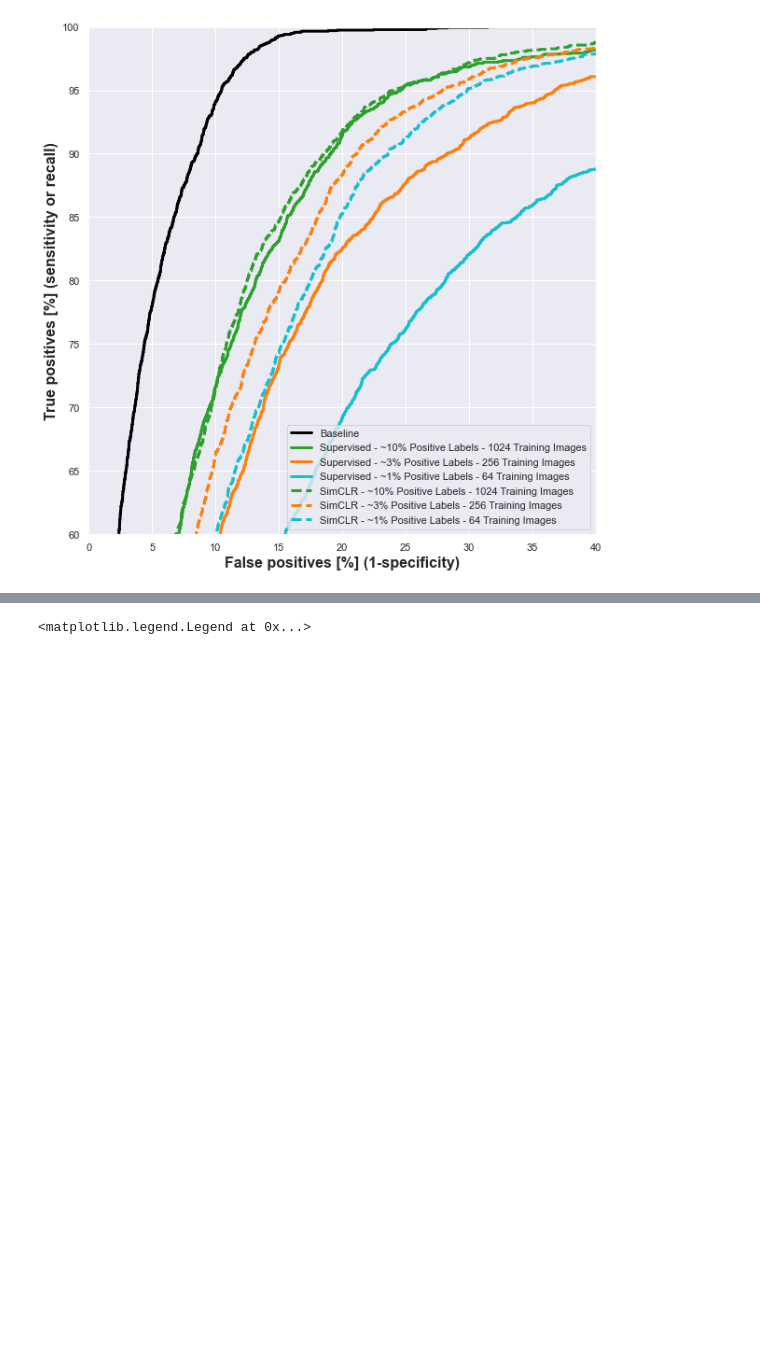
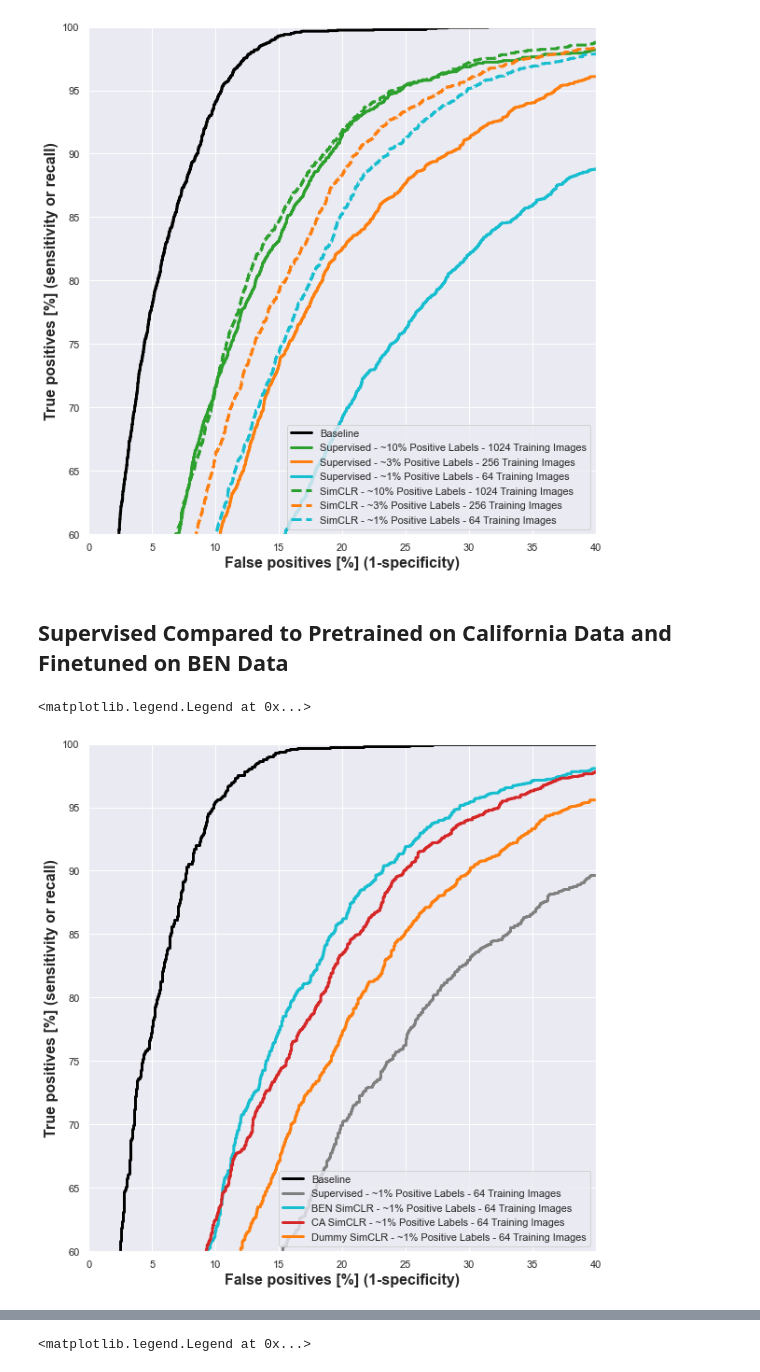
Before and after one commit to mariaauslander/capstone_fall20_irrigation, a Jupyter notebook: BigEarthData/epoch_metrics.ipynb, the cells around one changed output, grey strips where cells are left out. Saved outputs shown, nothing was run; the diff lists cells and outputs as text; code cells hidden in the pictures; blank space fills up the shorter version.

```diff
--- a/BigEarthData/epoch_metrics.ipynb
+++ b/BigEarthData/epoch_metrics.ipynb
@@ -408,3 +430,17 @@ for label, file in tqdm(models_dict.items()):
+# %%
+models_dict = {
+               'Dummy SimCLR 1%' : 'simclr_dummy_ft_1perc.h5'
+              }
+
+dummy_predictions = {key:[] for key in models_dict.keys()}
+dummy_labels = {key:[] for key in models_dict.keys()}
+for label, file in tqdm(models_dict.items()):
+    model = tf.keras.models.load_model(os.path.join(model_path, file))
+    for image_batch, label_batch in balanced_test_data:
+        preds = model.predict(image_batch)
+        dummy_predictions[label].append(preds)
+        dummy_labels[label].append(label_batch.numpy())
+    del model
 # %% [markdown]
 ### Store Predictions and Labels for Future Retrieval
 # %%
@@ -419,0 +469,5 @@ skewed_test_labels_df.to_pickle(os.path.join(model_path, 'skewed_test_labels.pkl
+# %%
+balanced_test_pred_df = pd.read_pickle(os.path.join(model_path, 'balanced_test_preds.pkl'))
+balanced_test_labels_df = pd.read_pickle(os.path.join(model_path, 'balanced_test_labels.pkl'))
+predictions = balanced_test_pred_df.to_dict()
+labels = balanced_test_labels_df.to_dict()
@@ -583,3 +646,35 @@ plt.legend(loc='lower right')
 # %% [output]
 <matplotlib.legend.Legend at 0x...>
 [figure]
+# %% [markdown]
+## Supervised Compared to Pretrained on California Data and Finetuned on BEN Data
+# %%
+fig,ax = plt.subplots(1,1,figsize=(10,10))
+
+plot_roc_full(f"Baseline",
+              np.concatenate([value for value in labels['Supervised Baseline'].values()]),
+              np.concatenate([value for value in predictions['Supervised Baseline'].values()]),
+              color='black')
+plot_roc_full(f"Supervised - ~1% Positive Labels - 64 Training Images",
+              np.concatenate([value for value in labels['Supervised 1%'].values()]),
+              np.concatenate([value for value in predictions['Supervised 1%'].values()]),
+              color='tab:gray')
+plot_roc_full(f"BEN SimCLR - ~1% Positive Labels - 64 Training Images",
+              np.concatenate([value for value in labels['SimCLR 1%'].values()]),
+              np.concatenate([value for value in predictions['SimCLR 1%'].values()]),
+              color='tab:cyan',
+             linestyle = '-')
+plot_roc_full(f"CA SimCLR - ~1% Positive Labels - 64 Training Images",
+              np.concatenate(ca_based_labels['CA SimCLR 1%']),
+              np.concatenate(ca_based_predictions['CA SimCLR 1%']),
+              color='tab:red',
+             linestyle = '-')
+plot_roc_full(f"Dummy SimCLR - ~1% Positive Labels - 64 Training Images",
+              np.concatenate(dummy_labels['Dummy SimCLR 1%']),
+              np.concatenate(dummy_predictions['Dummy SimCLR 1%']),
+              color='tab:orange',
+             linestyle = '-')
+plt.legend(loc='lower right')
+# %% [output]
+<matplotlib.legend.Legend at 0x...>
+[figure, added]
```
Also changed, not shown: parts of 15 cells of this notebook, 17 other files.
